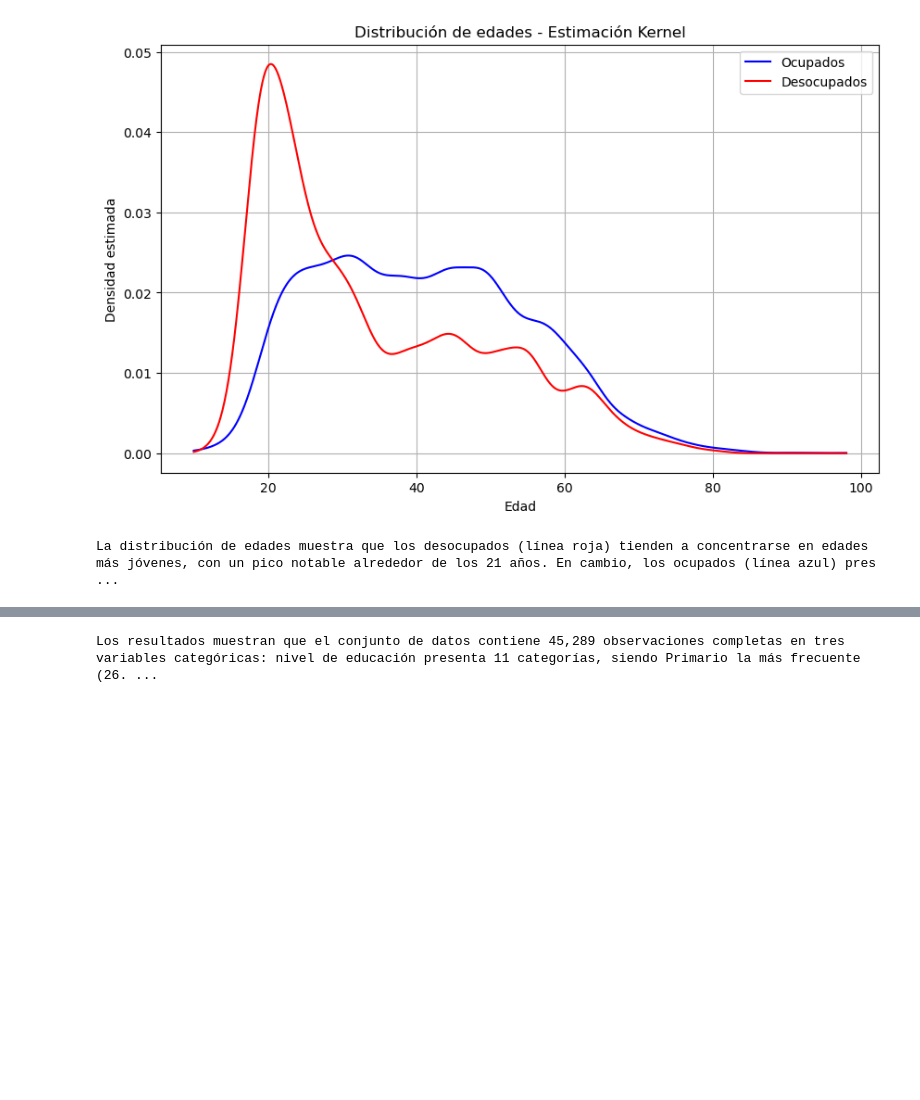
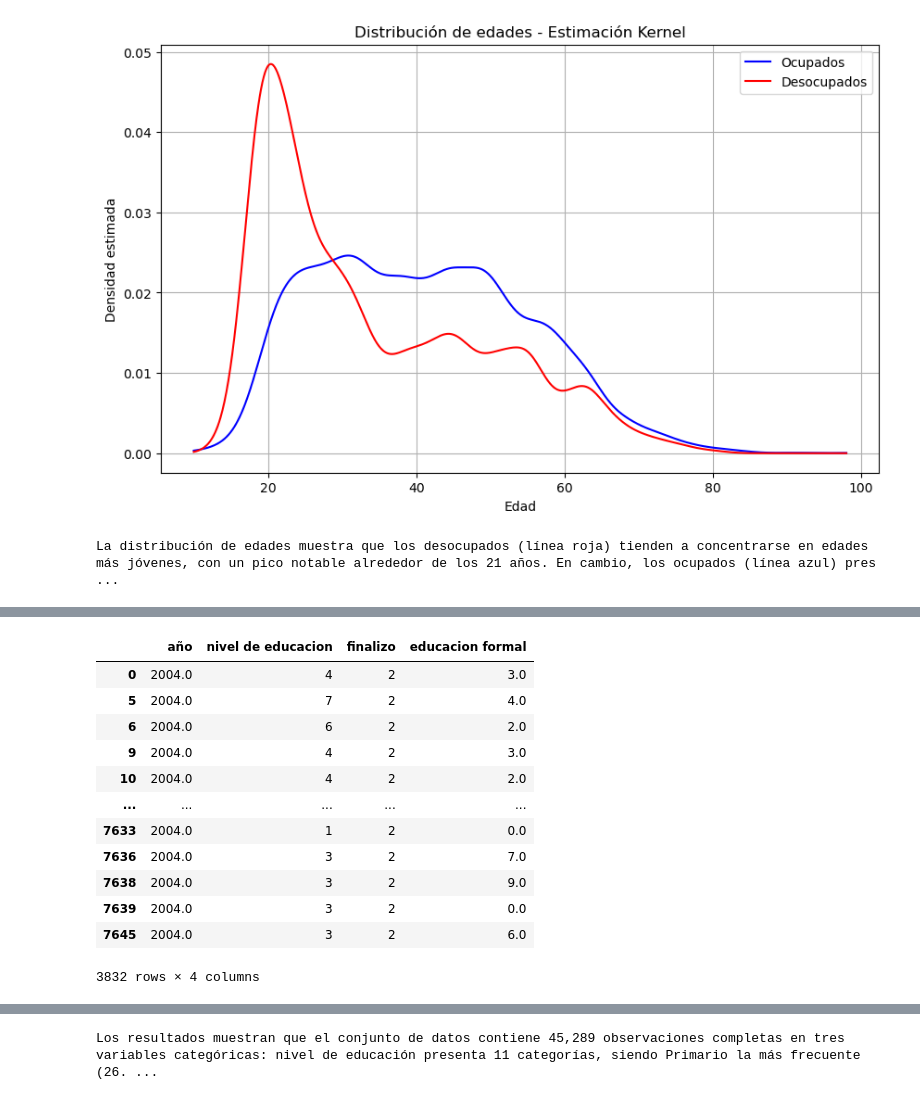
Before and after one commit to jtomasello247/Big_Data_TP3_Grupo13, a Jupyter notebook: TP3.ipynb, the cells around one changed output, grey strips where cells are left out. Cells and saved outputs as stored; diff of their text form; code cells hidden in the pictures; blank space fills up the shorter version.

```diff
--- a/TP3.ipynb
+++ b/TP3.ipynb
@@ -395,3 +406,28 @@ educ2004
+# %%
+import pandas as pd
+pd.set_option('future.no_silent_downcasting', False)
+#es para desactivar los warnings
+# %%
+#Ahora pasamos a números también la columna de finalizó
+educ2004['finalizo'] = educ2004['finalizo'].astype(str).replace({'Sí': 1, 'No': 2, 'Ns./Nr.': 3}).astype(int)
+# %%
+# Convertir strings a enteros primero, para eliminar ceros a la izquierda
+educ2004['educacion formal'] = educ2004['educacion formal'].astype(int).astype(float)
+educ2004
+# %% [output]
+|  | año | nivel de educacion | finalizo | educacion formal |
+| 0 | 2004.0 | 4 | 2 | 3.0 |
+| 5 | 2004.0 | 7 | 2 | 4.0 |
+| 6 | 2004.0 | 6 | 2 | 2.0 |
+| 9 | 2004.0 | 4 | 2 | 3.0 |
+| 10 | 2004.0 | 4 | 2 | 2.0 |
+| ... | ... | ... | ... | ... |
+| 7633 | 2004.0 | 1 | 2 | 0.0 |
+| 7636 | 2004.0 | 3 | 2 | 7.0 |
+| 7638 | 2004.0 | 3 | 2 | 9.0 |
+| 7639 | 2004.0 | 3 | 2 | 0.0 |
+| 7645 | 2004.0 | 3 | 2 | 6.0 |
+3832 rows × 4 columns
 # %%
 # Estadísticas completas para cada columna
 estadisticas_completas = educ2004.describe(percentiles=[0.5])  # Incluye mediana (p50)
```
Also changed, not shown: parts of 13 cells of this notebook.
